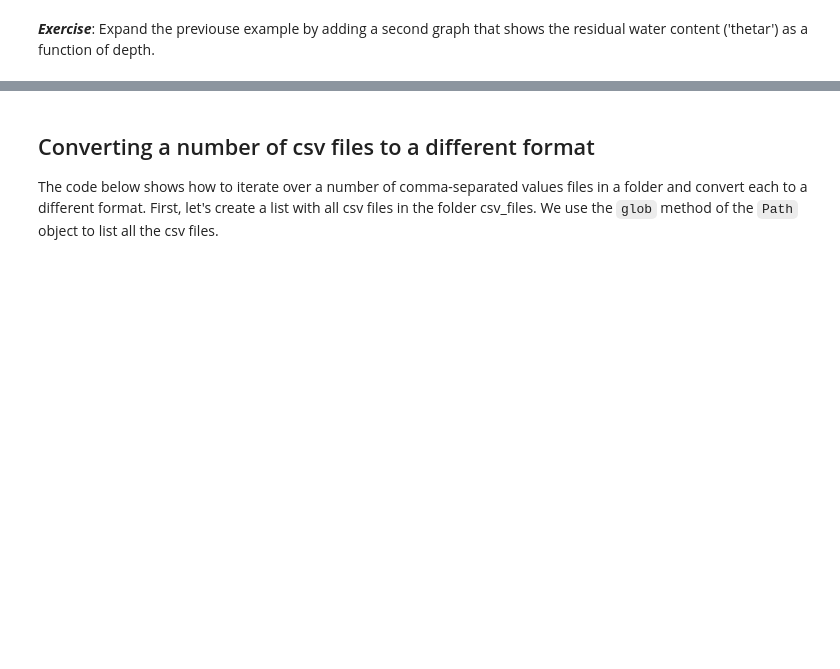
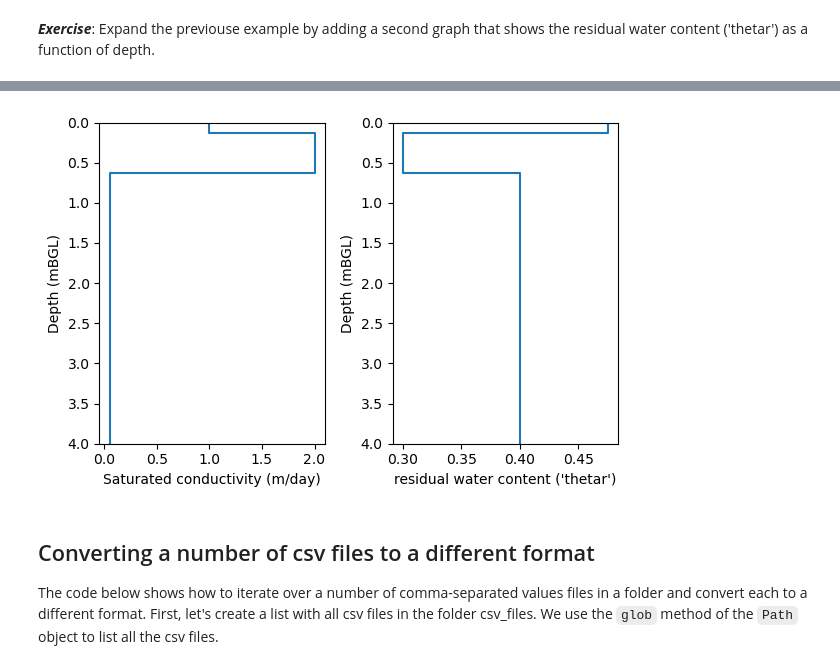
Before and after one commit to vincentpost/PythonMasterclass, a Jupyter notebook: session_08_misc.ipynb, the cells around one changed output, grey strips where cells are left out. Drawn from its saved outputs; the diff is of its cells as text; code cells hidden in the pictures; blank space fills up the shorter version.

```diff
--- a/session_08_misc.ipynb
+++ b/session_08_misc.ipynb
@@ -144,3 +170,26 @@ ax.set_ylim(dfn["Depth(mBGL)"].iloc[-1], dfn["Depth(mBGL)"].iloc[0]);
+# %%
+col_name0 = "Ks"
+dfn[col_name0] = np.nan
+col_name1 = "Theta.s"
+dfn[col_name1] = np.nan
+for i, row in dfs.iterrows():
+    idx = dfn["Soil type indicator"] - 1 == i
+    dfn.loc[idx, col_name0] = row[col_name0]
+    dfn.loc[idx, col_name1] = row[col_name1]
+
+fig, axs = plt.subplots(ncols=2, figsize=(6, 4))
+for i, col_name in enumerate([col_name0, col_name1]):
+    ax = axs[i]
+    ax.step(dfn[col_name], dfn["Depth(mBGL)"])
+    if i == 0:
+        ax.set_xlabel("Saturated conductivity (m/day)")
+    else:
+        ax.set_xlabel("residual water content ('thetar')")
+    ax.set_ylabel("Depth (mBGL)")
+    ax.set_ylim(dfn["Depth(mBGL)"].iloc[-1], dfn["Depth(mBGL)"].iloc[0]);
+fig.tight_layout()
+# %% [output]
+[figure, added]
 # %% [markdown]
 ## Converting a number of csv files to a different format
 
```
Also changed, not shown: parts of 8 cells of this notebook.
